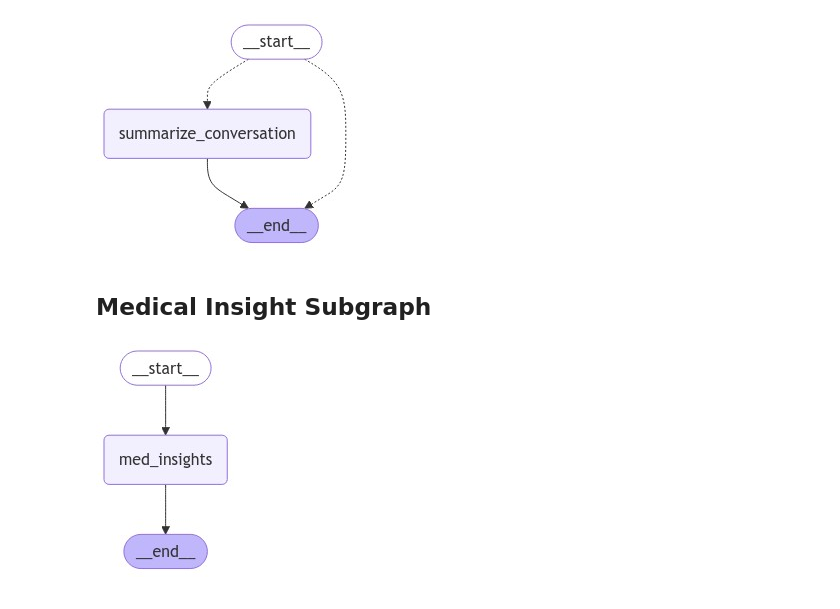
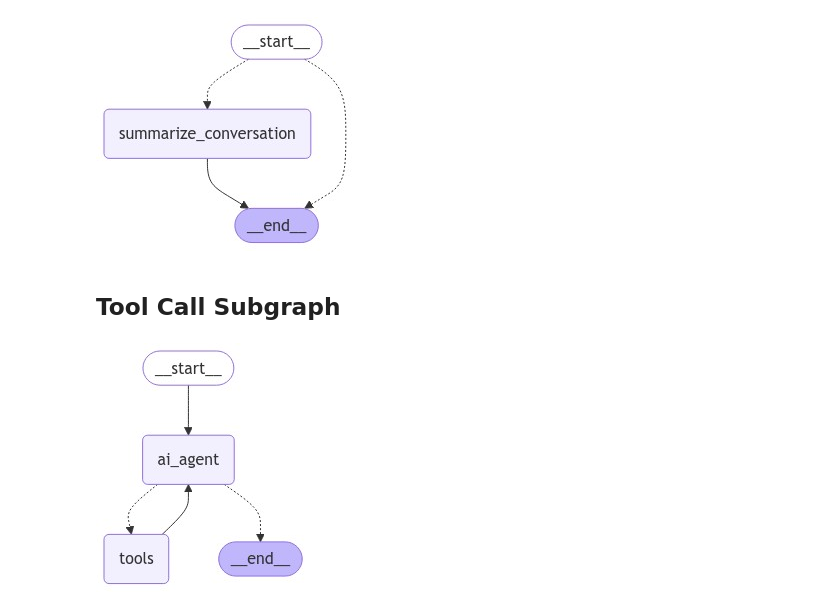
Before and after one commit to sajedjalil/Patient-Chat, a Jupyter notebook: home/notebooks/llm_agent.ipynb, the cells around one changed output. Drawn from its saved outputs; the diff is of its cells as text; code cells hidden in the pictures.

```diff
--- a/home/notebooks/llm_agent.ipynb
+++ b/home/notebooks/llm_agent.ipynb
@@ -48,12 +34,14 @@ class Tools:
 # %%
-prompt_text = '''You are a helpful AI medical assistant namely Patient Chat and are developed by a software
-    engineer named Sajed.
-    You should only respond to health-related topics such as:
-    - General human health and lifestyle inquiries.
-    - Questions about men, women and children health
-    - Questions about the patient's medical condition, medication regimen, diet, etc.
-    - Various requests from the patient to their doctor such as make appointments, modify appointments and medication changes.
-    You should filter out and ignore any unrelated, overly sensitive, or controversial topics.'''
+# prompt used for llm_graph with tool call and summarization
+llm_prompt_text = '''You are a helpful AI medical assistant namely Patient Chat and are developed by a software
+engineer named Sajed. You should only respond to health-related topics such as:
+- General human health and lifestyle
+inquiries.
+- Questions about men, women and children health - Questions about the patient's medical condition,
+medication regimen, diet, etc.
+- Various requests from the patient to their doctor such as make appointments,
+modify appointments and medication changes. You should filter out and ignore any unrelated, overly sensitive,
+or controversial topics.'''
 # %%
 from langchain_anthropic import ChatAnthropic
 from langgraph.graph import START, StateGraph, MessagesState, END
@@ -70,11 +57,10 @@ def bind_tools():
 # %%
 class State(MessagesState):
     summary: str
-    medical_insights: str
 
-def assistant(state: State):
+def __ai_agent(state: State):
     # Prompt message
-    sys_msg = SystemMessage(content=prompt_text)
+    sys_msg = SystemMessage(content=llm_prompt_text)
     model_with_tools = model.bind_tools(tool_list)
     return {"messages": [model_with_tools.invoke([sys_msg] + state["messages"])]}
 # %% [markdown]
@@ -133,15 +105,16 @@ display(Image(graph.get_graph(xray=True).draw_mermaid_png()))
 # %% [output]
 [figure]
 # %% [markdown]
-## Medical Insight Subgraph
+## Tool Call Subgraph
 # %%
-medical_insights_prompt = """Make an medical insight analysis of the given conversation. Try be concise as much as
-possible. If none found reply only saying - No Medical insights available."""
+tool_list = [Tools.request_medication_change, Tools.request_appointment_change]
+def __build_tool_call_subgraph() -> StateGraph:
+    builder = StateGraph(State)
+    builder.add_node("ai_agent", __ai_agent)
+    builder.add_node("tools", ToolNode(tool_list))
 
-model_claude_3_haiku = ChatAnthropic(model="claude-3-haiku-20240307")
+    builder.add_edge(START, "ai_agent")
+    builder.add_conditional_edges("ai_agent", tools_condition)
+    builder.add_edge("tools", "ai_agent")
 
-def medical_insights(state: State):
-    messages = state["messages"] + [HumanMessage(content=medical_insights_prompt)]
-    response = model_claude_3_haiku.invoke(messages)
-
-    return {"medical_insights": response.content}
+    return builder
@@ -155,9 +121,9 @@ def build_medical_insight_subgraph() -> StateGraph:
 # %%
 from IPython.display import Image, display
 
-graph = build_medical_insight_subgraph().compile()
+graph = __build_tool_call_subgraph().compile()
 
 display(Image(graph.get_graph(xray=True).draw_mermaid_png()))
 # %% [output]
-[figure, old version]
+[figure, new version]
 # %%
```
Also changed, not shown: parts of 16 cells of this notebook, 6 other files.
